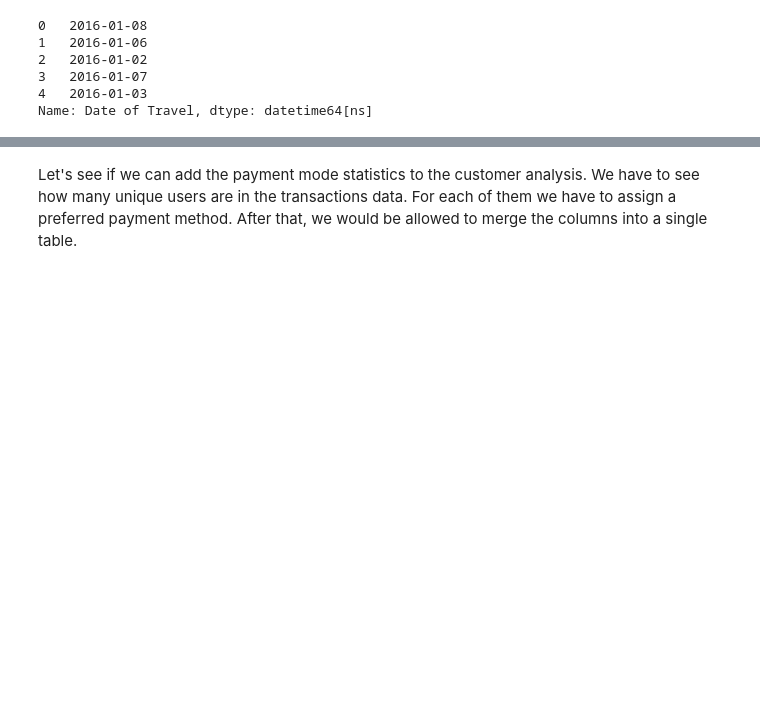
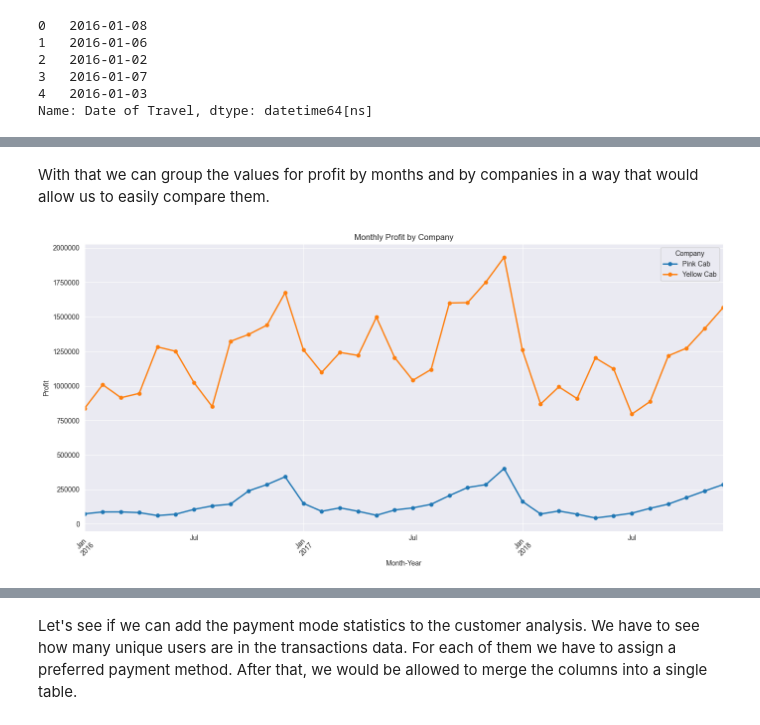
Before and after one commit to GlenM42/G2MInsight, a Jupyter notebook: main.ipynb, the cells around one changed output, grey strips where cells are left out. Drawn from its saved outputs; the diff is of its cells as text; code cells hidden in the pictures; blank space fills up the shorter version.

```diff
--- a/main.ipynb
+++ b/main.ipynb
@@ -88,0 +105,28 @@ Name: Date of Travel, dtype: datetime64[ns]
+# %% [markdown]
+With that we can group the values for profit by months and by companies in a way that would allow us to easily compare them.
+# %%
+# Function to format the y-axis ticks as plain numbers
+def millions_formatter(x, pos):
+    return f'{int(x)}'
+
+# Extract year and month from 'Date of Travel' for easier grouping
+cab_data['Month-Year'] = cab_data['Date of Travel'].dt.to_period('M')
+
+# Group data by month and company and sum up the profits
+monthly_profit = cab_data.groupby(['Month-Year', 'Company'])['Profit'].sum().unstack()
+
+# Plotting the results
+plt.figure(figsize=(14, 7))  # Set the figure size for better readability
+ax = plt.gca()
+monthly_profit.plot(kind='line', marker='o', linestyle='-', linewidth=2, markersize=5, ax=plt.gca())
+plt.title('Monthly Profit by Company')
+plt.xlabel('Month-Year')
+plt.ylabel('Profit')
+plt.grid(True)
+plt.legend(title='Company')
+plt.xticks(rotation=45)
+ax.yaxis.set_major_formatter(FuncFormatter(millions_formatter))  # Apply plain number format
+plt.tight_layout()  # Adjust subplots to give some padding between them for axis labels
+plt.show()
+# %% [output]
+[figure, added]
```
Also changed, not shown: parts of 18 cells of this notebook, 1 other file.
